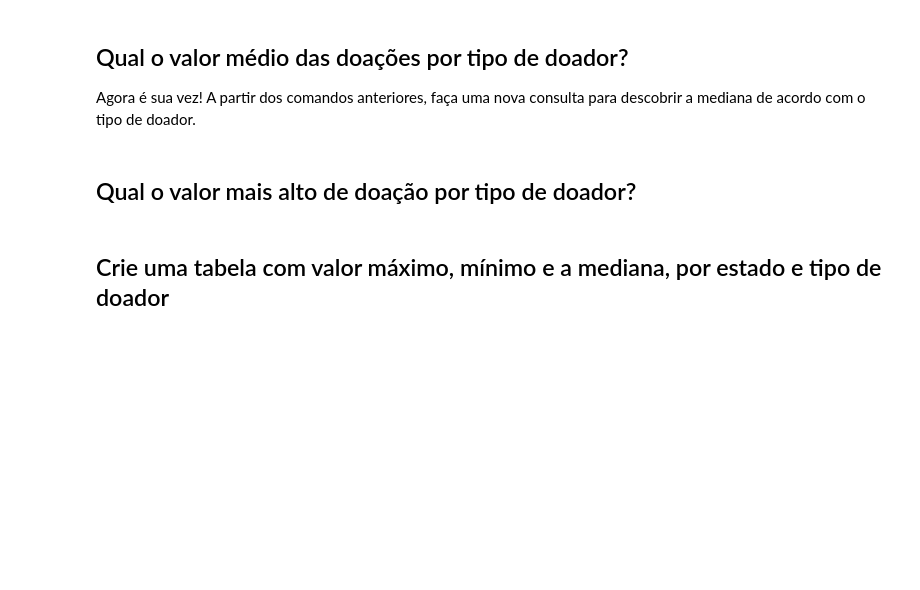
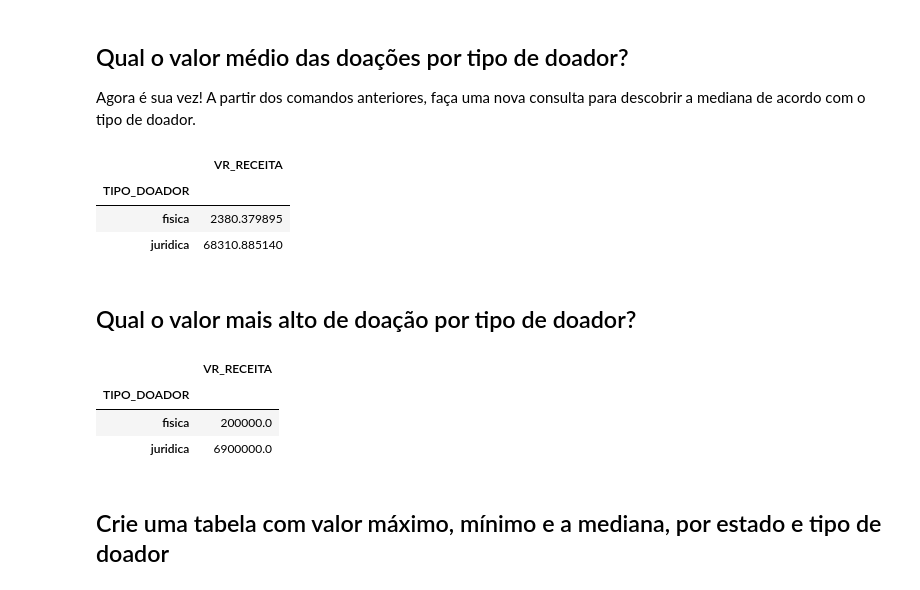
Before and after one commit to Leticia07/python-inovacao-civica, a Jupyter notebook: semana_2/desafio/desafio.ipynb, the cells around one changed output. Saved outputs shown, nothing was run; the diff lists cells and outputs as text; code cells hidden in the pictures; blank space fills up the shorter version.

```diff
--- a/semana_2/desafio/desafio.ipynb
+++ b/semana_2/desafio/desafio.ipynb
@@ -287,8 +287,22 @@ top_10.sort_values(by='VR_RECEITA').plot(kind='barh', color={'red'})
 ## Qual o valor médio das doações por tipo de doador?
 
 Agora é sua vez! A partir dos comandos anteriores, faça uma nova consulta para descobrir a mediana de acordo com o tipo de doador.
+# %%
+df_final[['TIPO_DOADOR', 'VR_RECEITA']].groupby(by=['TIPO_DOADOR']).mean()
+# %% [output]
+|  | VR_RECEITA |
+| TIPO_DOADOR |  |
+| fisica | 2380.379895 |
+| juridica | 68310.885140 |
 # %% [markdown]
 ## Qual o valor mais alto de doação por tipo de doador?
+# %%
+df_final[['TIPO_DOADOR', 'VR_RECEITA']].groupby(by=['TIPO_DOADOR']).max()
+# %% [output]
+|  | VR_RECEITA |
+| TIPO_DOADOR |  |
+| fisica | 200000.0 |
+| juridica | 6900000.0 |
 # %% [markdown]
 ## Crie uma tabela com valor máximo, mínimo e a mediana, por estado e tipo de doador
 # %%
```
